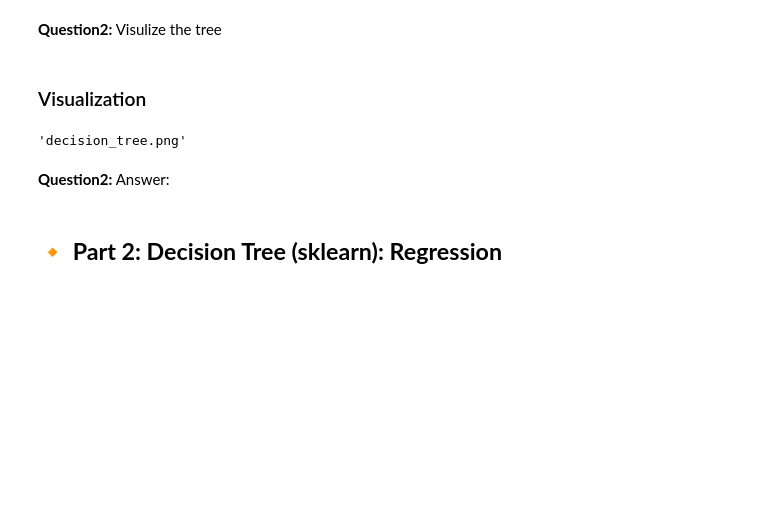
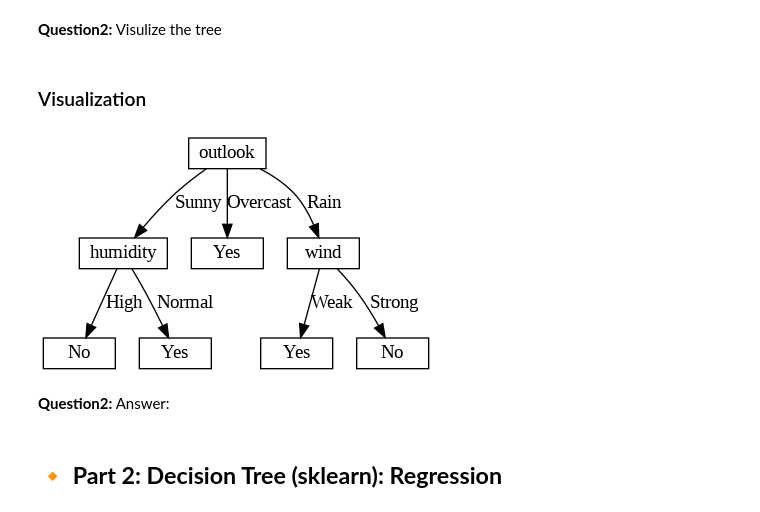
Before and after one commit to viviantram03/labb-1, a Jupyter notebook: Lab2.1-decision_trees.ipynb, the cells around one changed output. Cells and saved outputs as stored; diff of their text form; code cells hidden in the pictures; blank space fills up the shorter version.

```diff
--- a/Lab2.1-decision_trees.ipynb
+++ b/Lab2.1-decision_trees.ipynb
@@ -317,27 +317,28 @@ True labels: ['Yes', 'No', 'Yes']
 # %%
 from graphviz import Digraph, nohtml
 
 g = Digraph('g', filename='decision-tree.gv', node_attr={'shape': 'record', 'height': '.1'})
 
 def plot_tree(tree, g):
     root_node = tree.feature
     if root_node is None:
         return g
     g.node(root_node, nohtml(root_node))
     child_nodes = tree.children.keys()
     for i, child in enumerate(child_nodes):
         node = tree.children[child]
         name = node.feature if node.feature is not None else child+node.label
         label = node.feature if node.feature is not None else node.label
         g.node(name, nohtml(label))
         g.edge(root_node, name, label=child)
         plot_tree(node, g)
     return g
 
 g = plot_tree(tree_root, g)
-g.render('decision_tree', format='png', view=True)
+g.render('decision_tree', format='png', view=False)
+display(Image(filename='decision_tree.png'))
 # %% [output]
-'decision_tree.png'
+[figure, added]
 # %% [markdown]
 <font color='#GG15D'>**Question2:**</font> <font color='#EE15D'> Answer:
 # %% [markdown]
```
Also changed, not shown: parts of 2 cells of this notebook.
